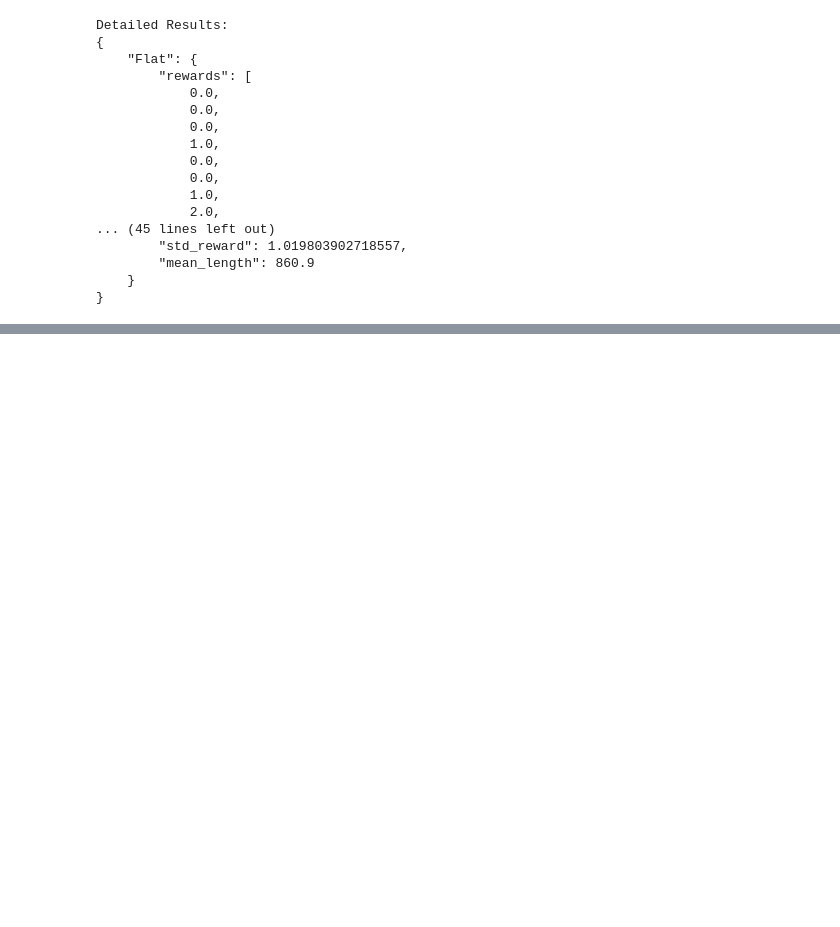
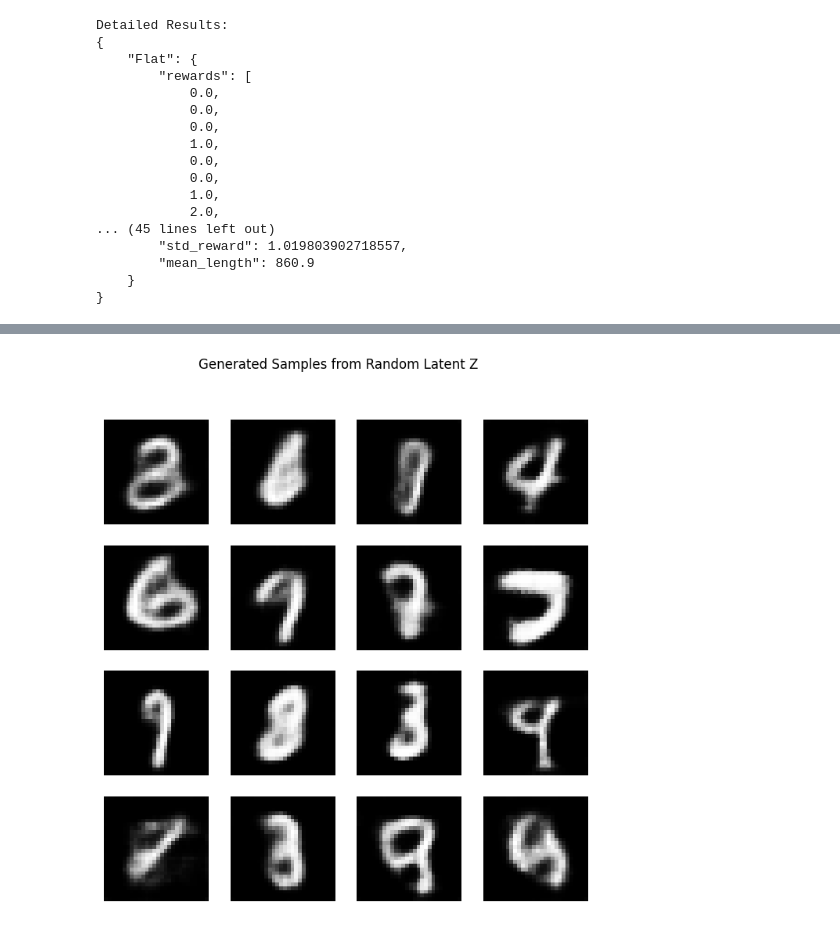
Before and after one commit to yezune/from_pixels_to_planning, a Jupyter notebook: notebooks/experiments_visualization.ipynb, the cells around one changed output, grey strips where cells are left out. Saved outputs shown, nothing was run; the diff lists cells and outputs as text; code cells hidden in the pictures; blank space fills up the shorter version.

```diff
--- a/notebooks/experiments_visualization.ipynb
+++ b/notebooks/experiments_visualization.ipynb
@@ -180,0 +258,24 @@ Detailed Results:
+# %%
+# 2. Generation Visualization (Sampling from Latent Space)
+# 잠재 공간(Latent Space)에서 무작위로 샘플링하여 이미지를 생성합니다.
+# 이는 모델이 학습한 데이터 분포를 얼마나 잘 캡처했는지 보여줍니다.
+
+with torch.no_grad():
+    # 표준 정규 분포에서 z 샘플링
+    z = torch.randn(16, model.latent_dim).to(device)
+
+    # Decoder를 통해 이미지 생성
+    d_in = model.decoder_input(z)
+    d_in = d_in.view(-1, 64, 7, 7)
+    generated_imgs = model.decoder(d_in)
+
+# 생성된 이미지 시각화
+plt.figure(figsize=(8, 8))
+for i in range(16):
+    plt.subplot(4, 4, i+1)
+    plt.imshow(generated_imgs[i].cpu().squeeze(), cmap='gray')
+    plt.axis('off')
+plt.suptitle("Generated Samples from Random Latent Z")
+plt.show()
+# %% [output]
+[figure, added]
```
Also changed, not shown: parts of 6 cells of this notebook.
